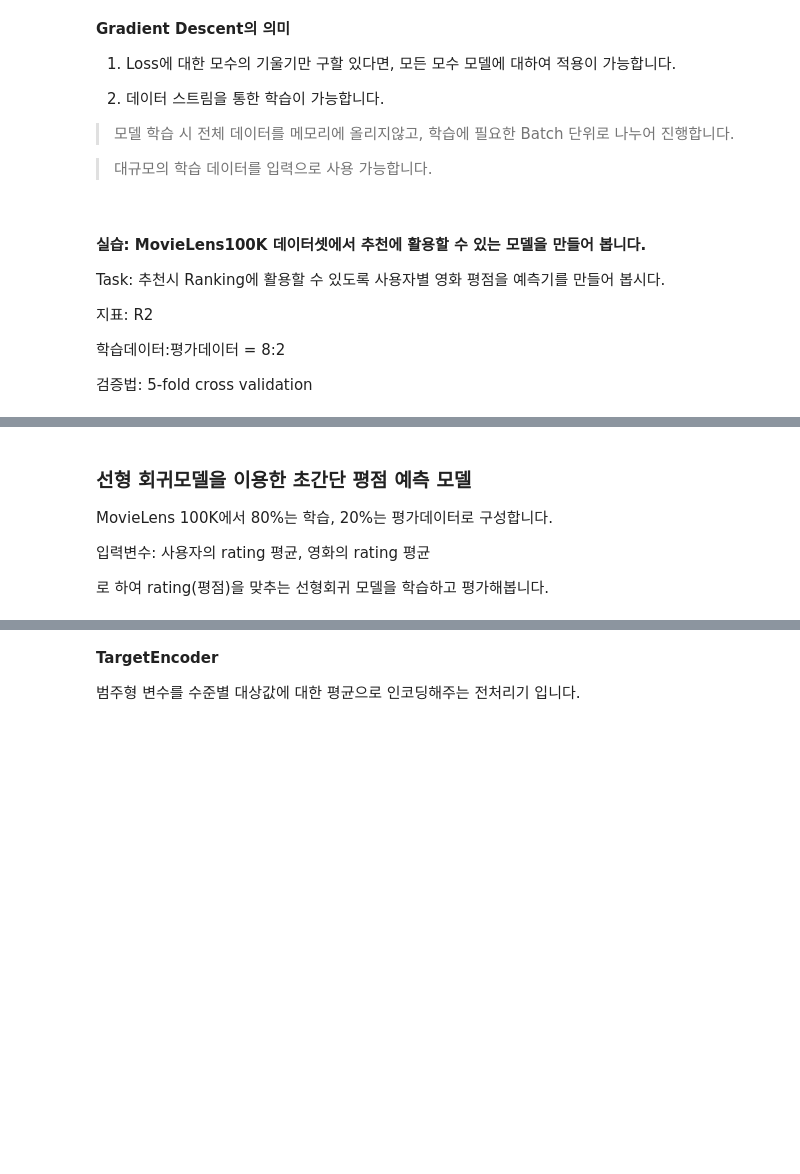
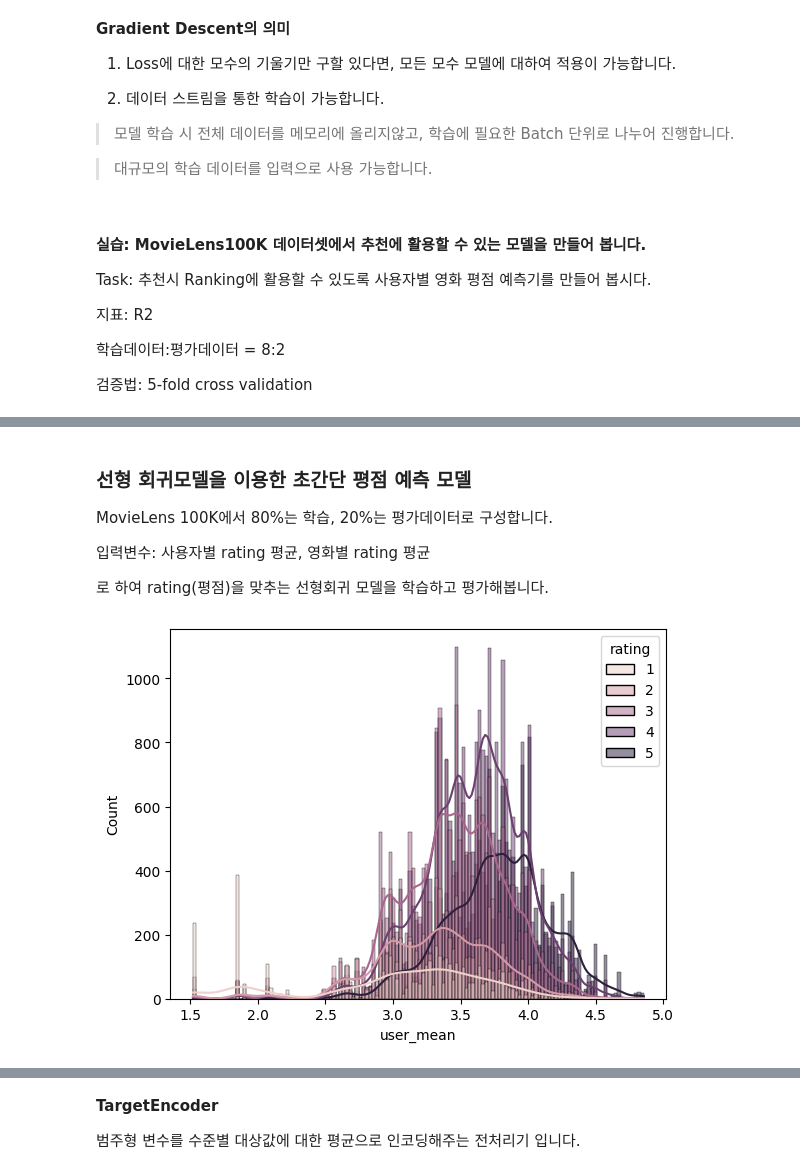
Before and after one commit to sunkusun9/rcmd_2409, a Jupyter notebook: 3. 머신 러닝.ipynb, the cells around one changed output, grey strips where cells are left out. Saved outputs shown, nothing was run; the diff lists cells and outputs as text; code cells hidden in the pictures; blank space fills up the shorter version.

```diff
--- a/3. 머신 러닝.ipynb
+++ b/3. 머신 러닝.ipynb
@@ -564,7 +691,7 @@ plt.show()
 # %% [markdown]
 #### 실습: MovieLens100K 데이터셋에서 추천에 활용할 수 있는 모델을 만들어 봅니다.
 
-Task: 추천시 Ranking에 활용할 수 있도록 사용자별 영화 평점을 예측기를 만들어 봅시다.
+Task: 추천시 Ranking에 활용할 수 있도록 사용자별 영화 평점 예측기를 만들어 봅시다.
 
 지표: R2
 
@@ -578,10 +705,20 @@ Task: 추천시 Ranking에 활용할 수 있도록 사용자별 영화 평점을
 
 MovieLens 100K에서  80%는 학습, 20%는 평가데이터로 구성합니다.
 
-입력변수: 사용자의 rating 평균, 영화의 rating 평균
+입력변수: 사용자별 rating 평균, 영화별 rating 평균
 
 로 하여 rating(평점)을 맞추는 선형회귀 모델을 학습하고 평가해봅니다.
 # %%
 from sklearn.model_selection import train_test_split
 # 학습:평가 = 8:2로 하여 학습/평가를 셋을 합니다.
 df_train, df_test = train_test_split(df_ratings, train_size=0.8, random_state=123)
+# %%
+s_user_mean = df_train.groupby('user id')['rating'].mean()
+df_train.assign(
+    user_mean = lambda x: x['user id'].map(s_user_mean),
+)[['user_mean', 'rating']].pipe(
+    lambda x: sns.histplot(x, x = 'user_mean', hue = 'rating', kde=True)
+)
+plt.show()
+# %% [output]
+[figure, added]
```
Also changed, not shown: parts of 46 cells of this notebook.
